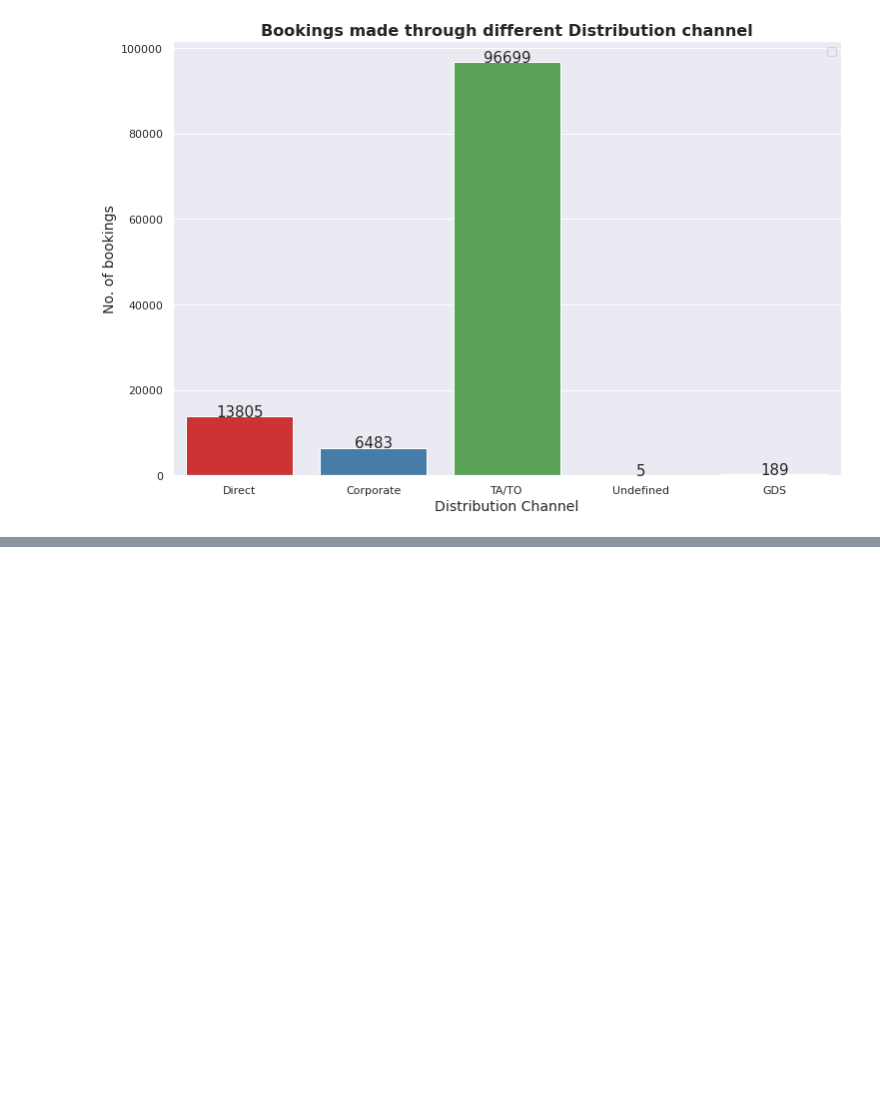
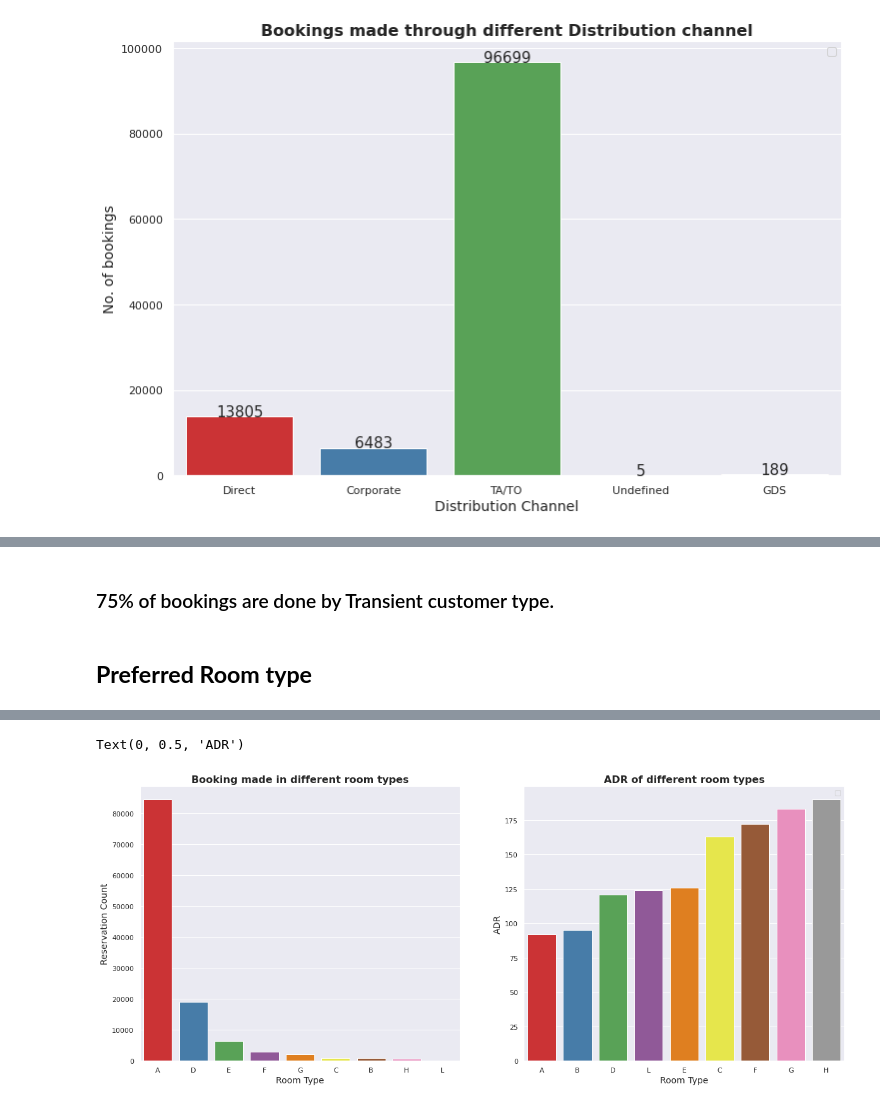
Before and after one commit to sanjaypauloct1989/6.Hotel-booking-EDA, a Jupyter notebook: Hotel Booking Analysis-Capstone Project.ipynb, the cells around one changed output, grey strips where cells are left out. Saved outputs shown, nothing was run; the diff lists cells and outputs as text; code cells hidden in the pictures; blank space fills up the shorter version.

```diff
--- a/Hotel Booking Analysis-Capstone Project.ipynb
+++ b/Hotel Booking Analysis-Capstone Project.ipynb
@@ -479,0 +501,27 @@ WARNING:matplotlib.legend:No handles with labels found to put in legend.
+# %% [markdown]
+### 75% of bookings are done by Transient customer type.
+# %% [markdown]
+## **Preferred Room type**
+# %%
+room_price=new_df.groupby('reserved_room_type')['adr'].mean().astype(int).reset_index().sort_values(by='adr',ascending=True)
+hotel_room = new_df.groupby('reserved_room_type')['hotel'].count().astype(int).reset_index().sort_values(by='hotel',ascending=False)
+# %%
+# set lables
+fig, axes = plt.subplots(1,2, figsize=(20, 8))
+
+# The graph shows reservation made on different room types
+sns.set(rc={'figure.figsize':(10,8)})
+sns.set_palette("Set1")
+graph = sns.barplot(ax=axes[0],x='reserved_room_type',y='hotel',data=hotel_room)
+graph.set_title('Booking made in different room types',fontsize = 16, fontweight='bold')
+graph.set_xlabel('Room Type',fontsize = 14)
+graph.set_ylabel('Reservation Count',fontsize = 14)
+plt.legend(loc='upper right')
+
+sns.set(rc={'figure.figsize':(10,8)})
+sns.set_palette("Set1")
+graph = sns.barplot(ax=axes[1],x='reserved_room_type', y='adr',data=room_price)
+graph.set_title('ADR of different room types',fontsize = 16, fontweight='bold')
+graph.set_xlabel('Room Type',fontsize = 14)
+graph.set_ylabel('ADR',fontsize = 14)
+# %% [output]
@@ -479,0 +529,2 @@ WARNING:matplotlib.legend:No handles with labels found to put in legend.
+Text(0, 0.5, 'ADR')
+[figure, added]
```
Also changed, not shown: parts of 15 cells of this notebook.
